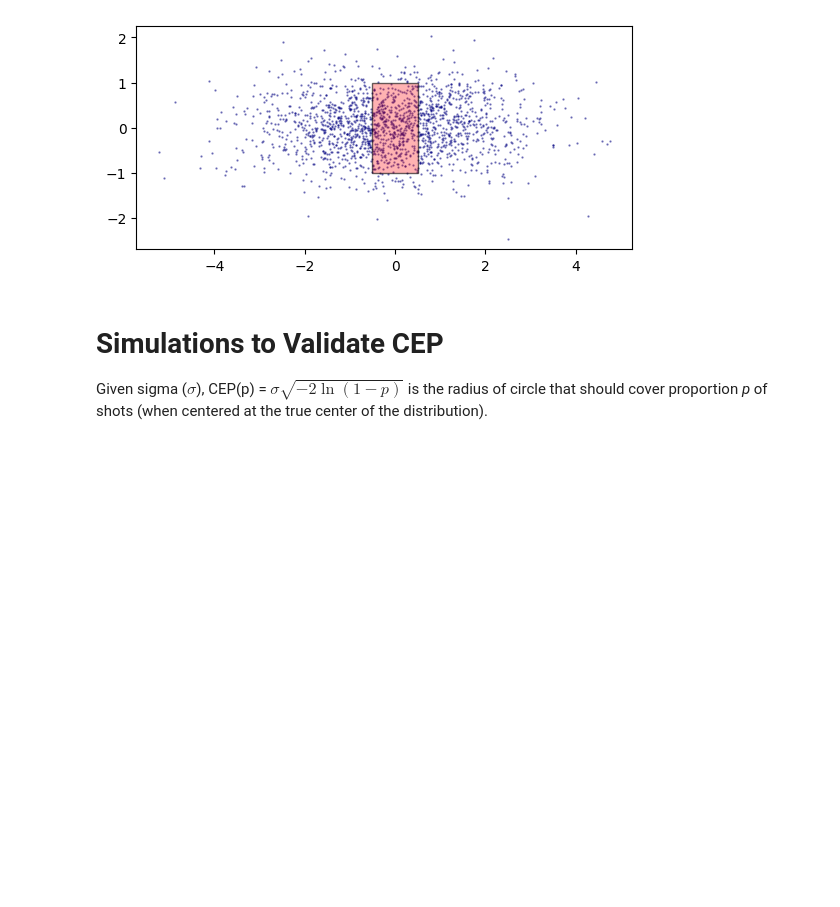
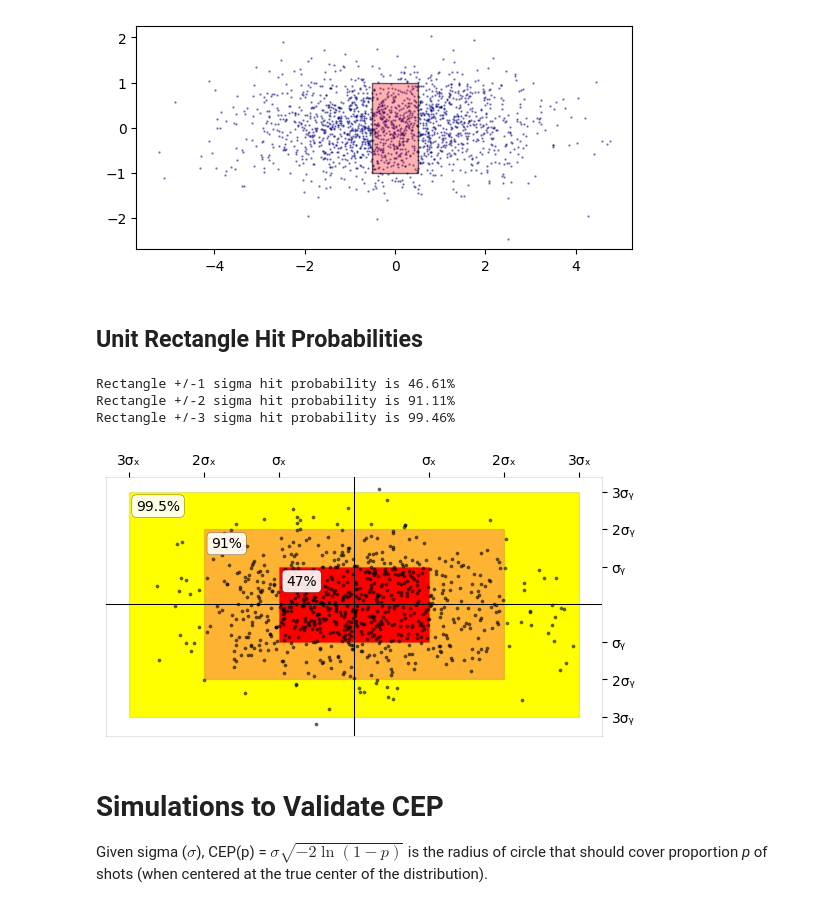
Before and after one commit to dbookstaber/ballistipedia, a Jupyter notebook: BallisticSimulations.ipynb, the cells around one changed output. Drawn from its saved outputs; the diff is of its cells as text; code cells hidden in the pictures; blank space fills up the shorter version.

Commit message:
Added hit probabilities on unit rectangles

```diff
--- a/BallisticSimulations.ipynb
+++ b/BallisticSimulations.ipynb
@@ -568,6 +518,56 @@ plt.show()
 #plt.savefig('TargetSim', dpi=500, bbox_inches='tight')
 # %% [output]
 [figure]
+# %% [markdown]
+## Unit Rectangle Hit Probabilities
+# %%
+sigmaX = 2
+sigmaY = 1
+
+print(f'Rectangle +/-1 sigma hit probability is {integrate.nquad(pdf, [[-sigmaX, sigmaX], [-sigmaY, sigmaY]])[0]:.2%}\n'
+      f'Rectangle +/-2 sigma hit probability is {integrate.nquad(pdf, [[-2*sigmaX, 2*sigmaX], [-2*sigmaY, 2*sigmaY]])[0]:.2%}\n'
+      f'Rectangle +/-3 sigma hit probability is {integrate.nquad(pdf, [[-3*sigmaX, 3*sigmaX], [-3*sigmaY, 3*sigmaY]])[0]:.2%}')
+# %% [output]
+Rectangle +/-1 sigma hit probability is 46.61%
+Rectangle +/-2 sigma hit probability is 91.11%
+Rectangle +/-3 sigma hit probability is 99.46%
+# %%
+import matplotlib.pyplot as plt
+from matplotlib.patches import Polygon
+
+numShots = 800
+shotsX = np.random.normal(scale=sigmaX, size=numShots)
+shotsY = np.random.normal(scale=sigmaY, size=numShots)
+
+ax = plt.gca()
+ax.set_aspect('equal')
+ax.scatter(shotsX, shotsY, s=3, color=[0,0,0,.5])
+target_vertices = ((-sigmaX, -sigmaY), (sigmaX, -sigmaY), (sigmaX, sigmaY), (-sigmaX, sigmaY))
+ax.add_patch(Polygon(target_vertices, closed=True, edgecolor=[0,0,0,.1], facecolor=[1,0,0,1] ,zorder=-1))
+target_vertices = ((-2*sigmaX, -2*sigmaY), (2*sigmaX, -2*sigmaY), (2*sigmaX, 2*sigmaY), (-2*sigmaX, 2*sigmaY))
+ax.add_patch(Polygon(target_vertices, closed=True, edgecolor=[0,0,0,.1], facecolor=[1,.7,.2,1], zorder=-2))
+target_vertices = ((-3*sigmaX, -3*sigmaY), (3*sigmaX, -3*sigmaY), (3*sigmaX, 3*sigmaY), (-3*sigmaX, 3*sigmaY))
+ax.add_patch(Polygon(target_vertices, closed=True, edgecolor=[0,0,0,.1], facecolor=[1,1,0,1], zorder=-3))
+ax.text(-5.8,2.8,"99.5%", ha='left', va='top',bbox=dict(facecolor=[1,1,1,.9], boxstyle='round', lw=0.2))
+ax.text(-3.8,1.8,"91%", ha='left', va='top',bbox=dict(facecolor=[1,1,1,.9], boxstyle='round', lw=0.2))
+ax.text(-1.8,0.8,"47%", ha='left', va='top',bbox=dict(facecolor=[1,1,1,.9], boxstyle='round', lw=0.2))
+
+for s in ax.spines.values():
+    s.set_color([0,0,0,.1])
+ax.axhline(0, color='k', lw=0.75)
+ax.axvline(0, color='k', lw=0.75)
+ax.xaxis.tick_top()  # Put x axis on top, not bottom
+ax.set_xticks([-6, -4, -2, 2, 4, 6])
+ax.set_xticklabels(['3σₓ', '2σₓ', 'σₓ', 'σₓ', '2σₓ', '3σₓ'], va='bottom')
+ax.yaxis.tick_right()
+ax.set_yticks([-3, -2, -1, 1, 2, 3])
+ax.set_yticklabels(['3σᵧ', '2σᵧ', 'σᵧ', 'σᵧ', '2σᵧ', '3σᵧ'], ha='left')
+
+plt.show()
+#plt.savefig('SigmaRectangles', dpi=500, bbox_inches='tight')
+#plt.savefig('SigmaRectangles.svg', format='svg', bbox_inches='tight')
+# %% [output]
+[figure, added]
 # %% [markdown]
 # Simulations to Validate CEP
 
```
Also changed, not shown: parts of 5 cells of this notebook.
